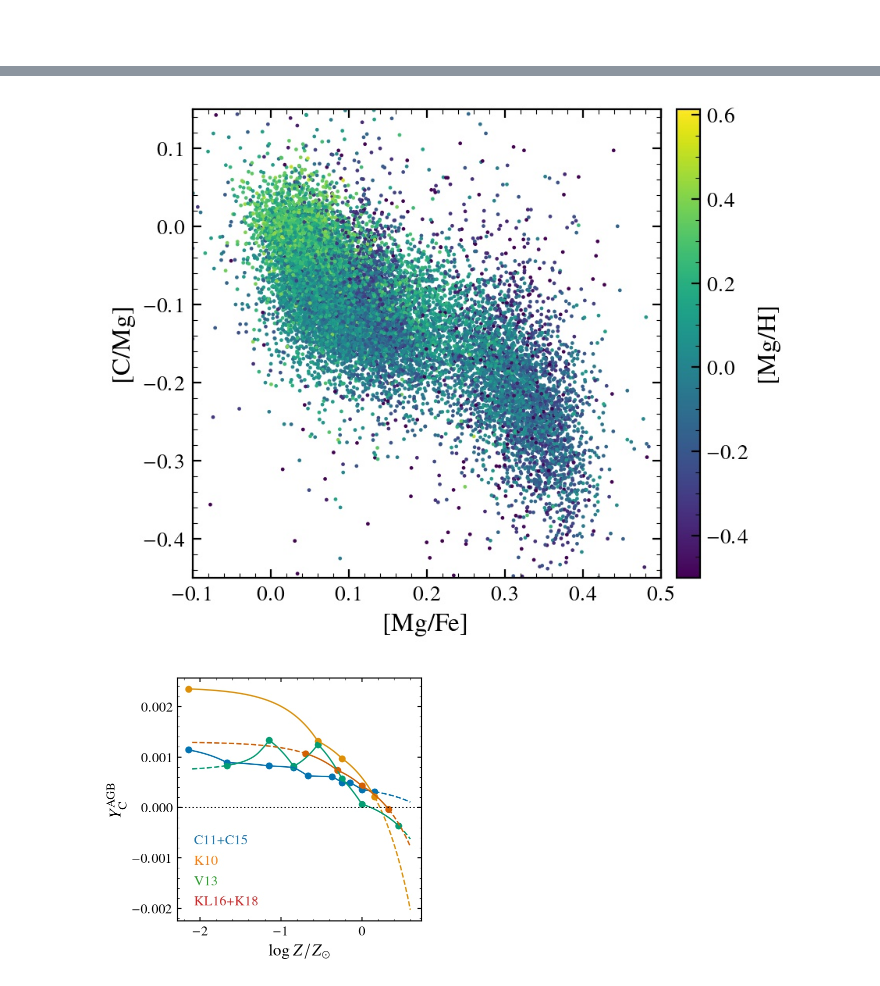
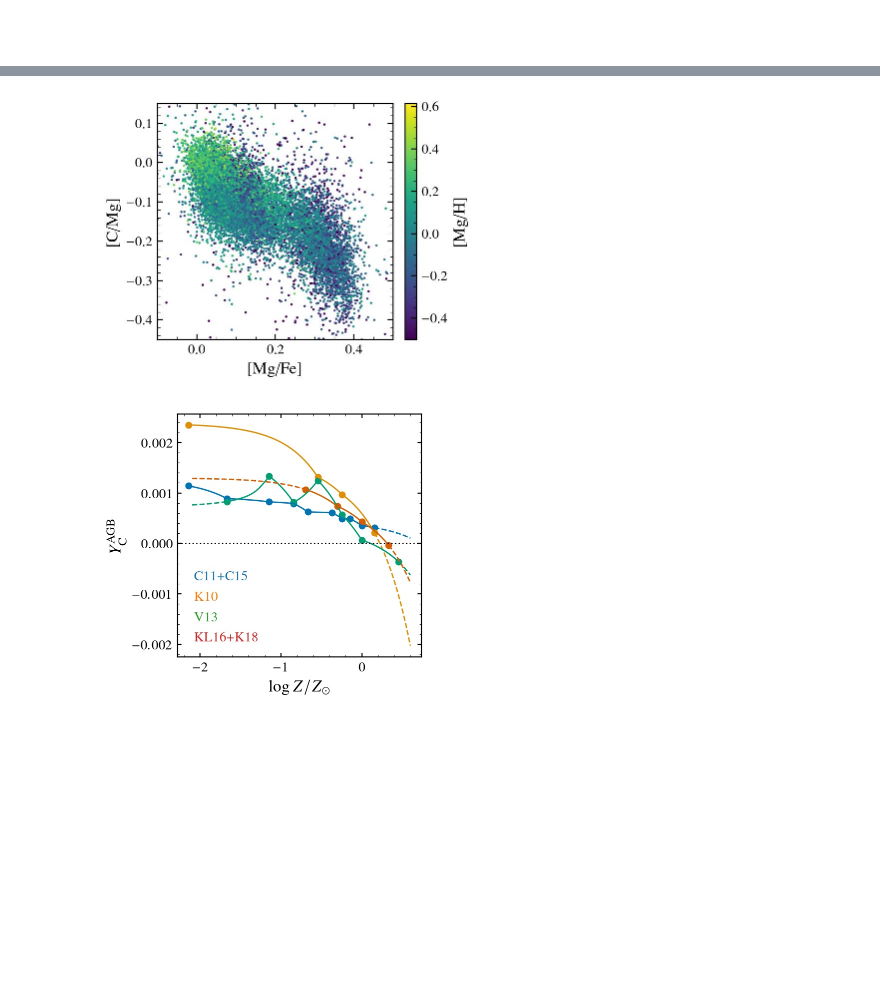
Before and after one commit to aeyobd/surp, a Jupyter notebook: carbon_paper/all_plots.ipynb, the cells around one changed output, grey strips where cells are left out. Cells and saved outputs as stored; diff of their text form; code cells hidden in the pictures; blank space fills up the shorter version.

```diff
--- a/carbon_paper/all_plots.ipynb
+++ b/carbon_paper/all_plots.ipynb
@@ -53,7 +11,7 @@ Image("./figures/subgiants_mgh.jpeg", retina=False)
 # %%
-Image("./figures/subgiants_mgfe.jpeg")
+Image("./figures/subgiants_mgfe.jpeg", retina=True)
 # %% [output]
-[figure, old version]
+[figure, new version]
 # %%
 Image("./figures/y_agb_vs_z.jpeg", retina=True)
 # %% [output]
```
Also changed, not shown: parts of 3 cells of this notebook, 13 other files.
